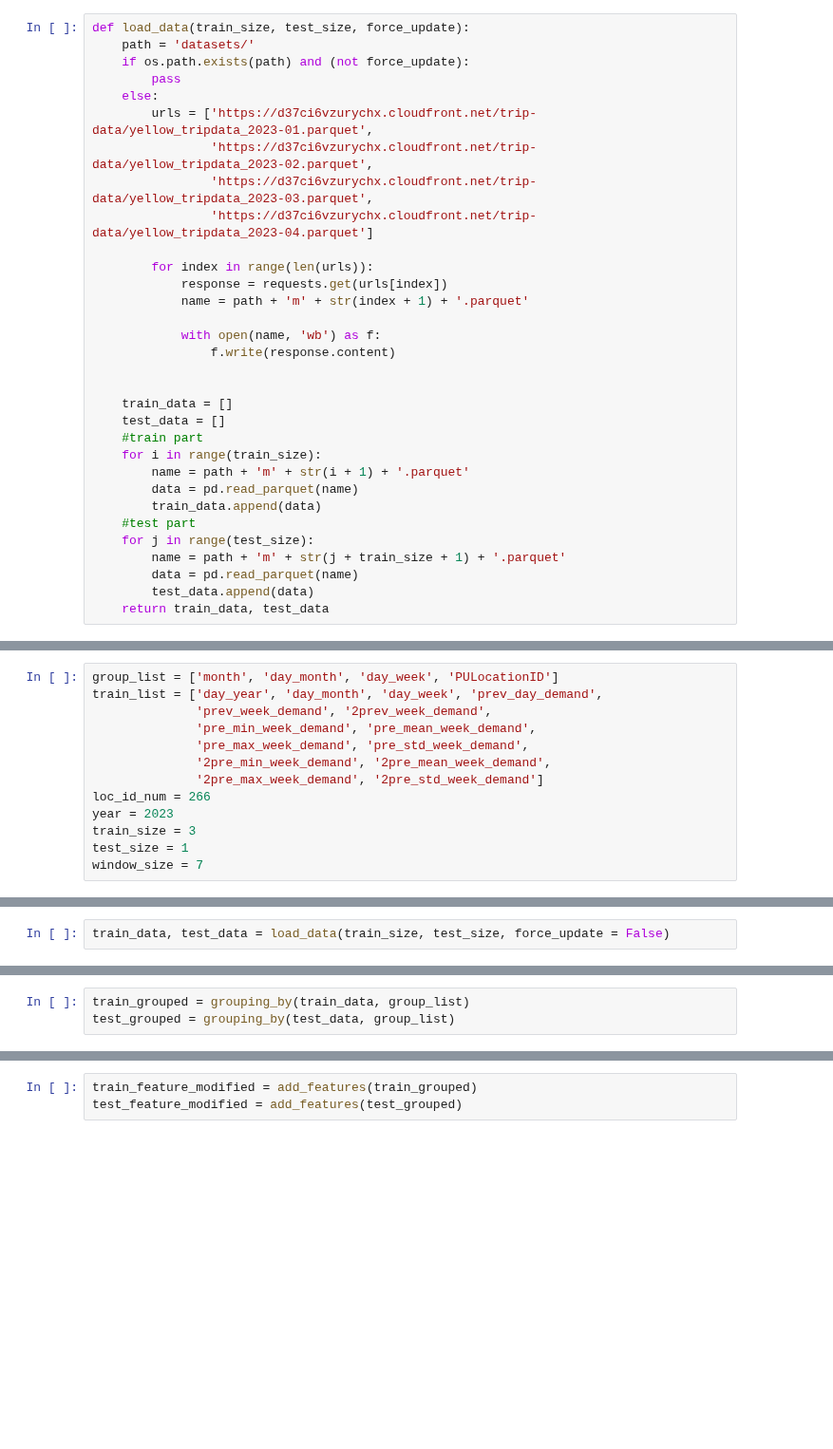
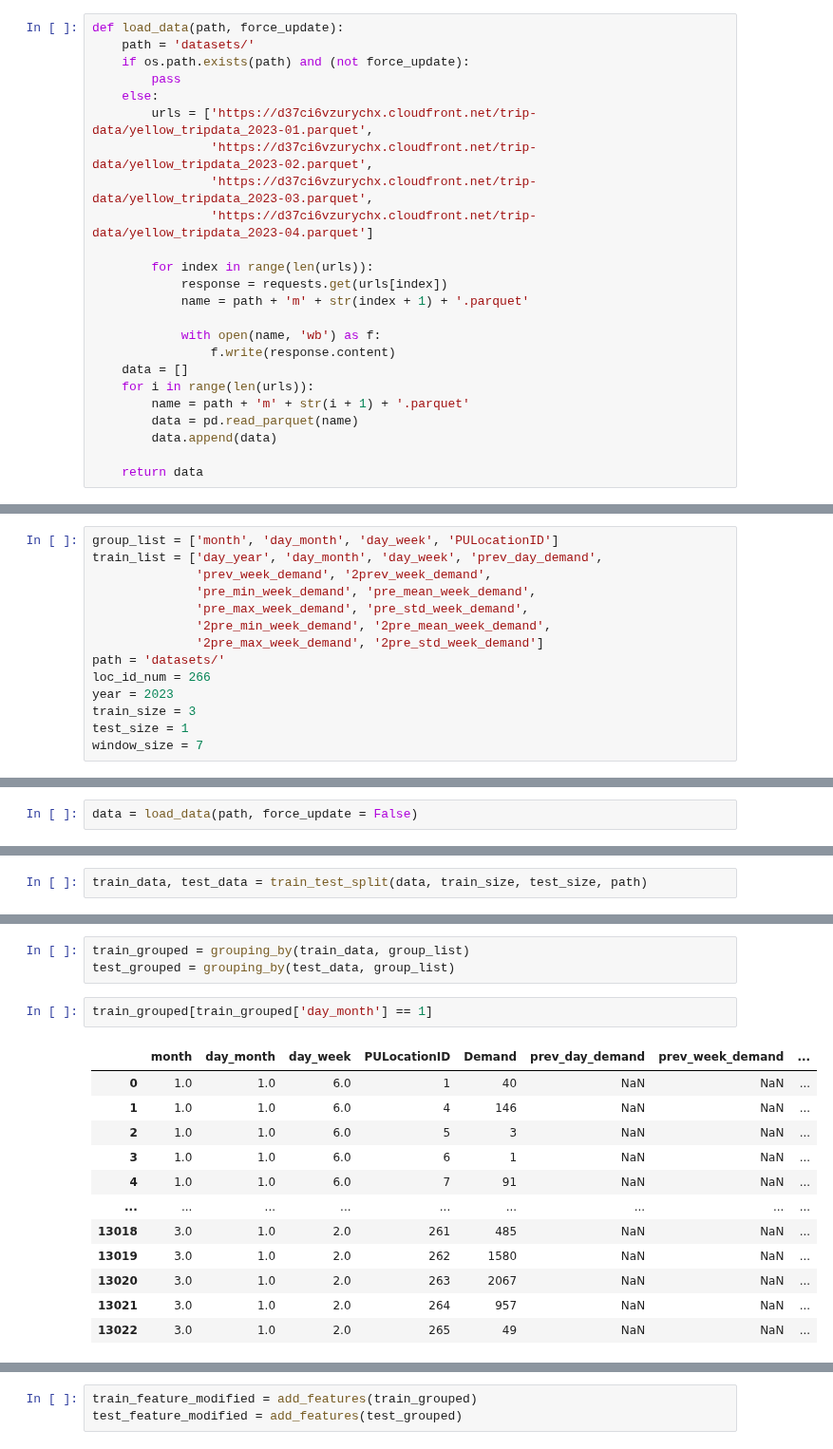
Before and after one commit to danaeis/shoofer-demand-prediction, a Jupyter notebook: Shoojer_phase_1 (ML).ipynb, the cells around one changed output, grey strips where cells are left out. Shown at 95% size. Cells and saved outputs as stored; diff of their text form; blank space fills up the shorter version.

Commit message:
refactor: load_data

```diff
--- a/Shoojer_phase_1 (ML).ipynb
+++ b/Shoojer_phase_1 (ML).ipynb
@@ -41,5 +56,5 @@ def customized_MAPE(true_values, predicted_values):
 # %%
-def load_data(train_size, test_size, force_update):
+def load_data(path, force_update):
     path = 'datasets/'
     if os.path.exists(path) and (not force_update):
         pass
@@ -55,21 +70,13 @@ def load_data(train_size, test_size, force_update):
 
             with open(name, 'wb') as f:
                 f.write(response.content)
-
-
-    train_data = []
-    test_data = []
-    #train part
-    for i in range(train_size):
+    data = []
+    for i in range(len(urls)):
         name = path + 'm' + str(i + 1) + '.parquet'
         data = pd.read_parquet(name)
-        train_data.append(data)
-    #test part
-    for j in range(test_size):
-        name = path + 'm' + str(j + train_size + 1) + '.parquet'
-        data = pd.read_parquet(name)
-        test_data.append(data)
-    return train_data, test_data
+        data.append(data)
+
+    return data
 # %%
 def date_format_modifier(datas):  # Year/Month/Day
     modified_datas = []
@@ -244,6 +251,7 @@ train_list = ['day_year', 'day_month', 'day_week', 'prev_day_demand',
               'pre_max_week_demand', 'pre_std_week_demand',
               '2pre_min_week_demand', '2pre_mean_week_demand',
               '2pre_max_week_demand', '2pre_std_week_demand']
+path = 'datasets/'
 loc_id_num = 266
 year = 2023
 train_size = 3
@@ -251,3 +259,5 @@ test_size = 1
 window_size = 7
 # %% [markdown]
 ## Load dataset
+# %%
+data = load_data(path, force_update = False)
@@ -254,5 +266,5 @@ window_size = 7
 # %%
-train_data, test_data = load_data(train_size, test_size, force_update = False)
+train_data, test_data = train_test_split(data, train_size, test_size, path)
 # %% [markdown]
 # Preprocessing
 # %%
@@ -267,3 +279,18 @@ test_data = concating_data(test_date_modified)
 # %%
 train_grouped = grouping_by(train_data, group_list)
 test_grouped = grouping_by(test_data, group_list)
+# %%
+train_grouped[train_grouped['day_month'] == 1]
+# %% [output]
+|  | month | day_month | day_week | PULocationID | Demand | prev_day_demand | prev_week_demand | ... |
+| 0 | 1.0 | 1.0 | 6.0 | 1 | 40 | NaN | NaN | ... |
+| 1 | 1.0 | 1.0 | 6.0 | 4 | 146 | NaN | NaN | ... |
+| 2 | 1.0 | 1.0 | 6.0 | 5 | 3 | NaN | NaN | ... |
+| 3 | 1.0 | 1.0 | 6.0 | 6 | 1 | NaN | NaN | ... |
+| 4 | 1.0 | 1.0 | 6.0 | 7 | 91 | NaN | NaN | ... |
+| ... | ... | ... | ... | ... | ... | ... | ... | ... |
+| 13018 | 3.0 | 1.0 | 2.0 | 261 | 485 | NaN | NaN | ... |
+| 13019 | 3.0 | 1.0 | 2.0 | 262 | 1580 | NaN | NaN | ... |
+| 13020 | 3.0 | 1.0 | 2.0 | 263 | 2067 | NaN | NaN | ... |
+| 13021 | 3.0 | 1.0 | 2.0 | 264 | 957 | NaN | NaN | ... |
+| 13022 | 3.0 | 1.0 | 2.0 | 265 | 49 | NaN | NaN | ... |
```
Also changed, not shown: parts of 4 cells of this notebook.
